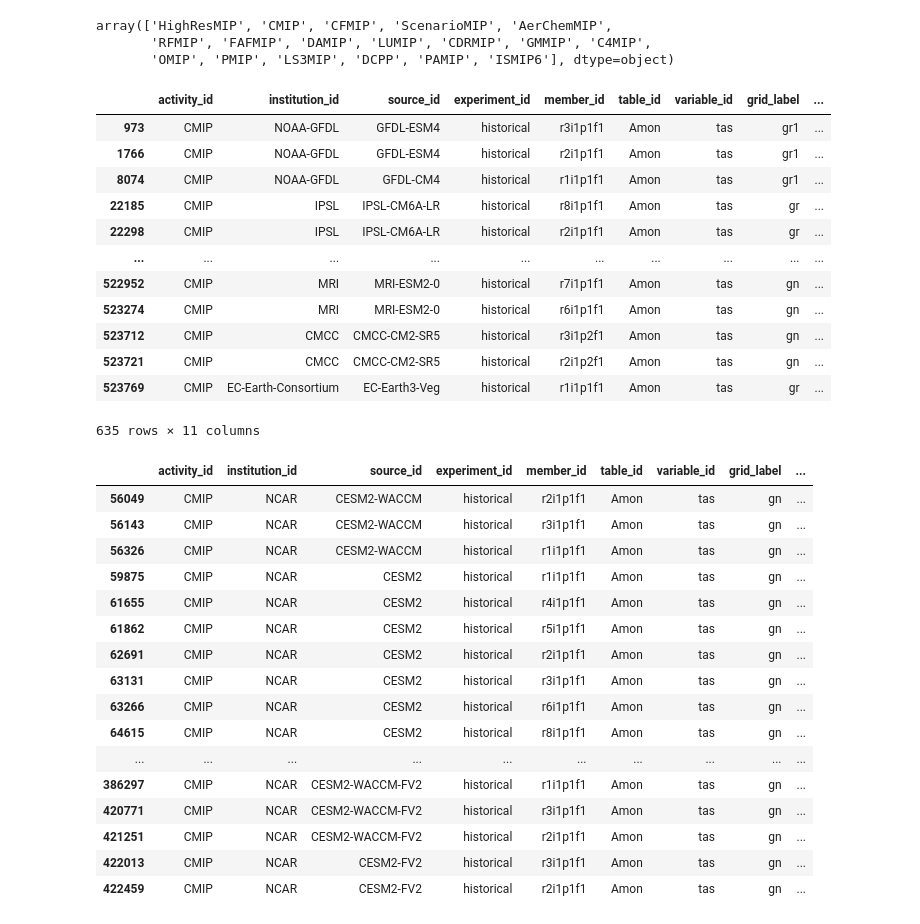
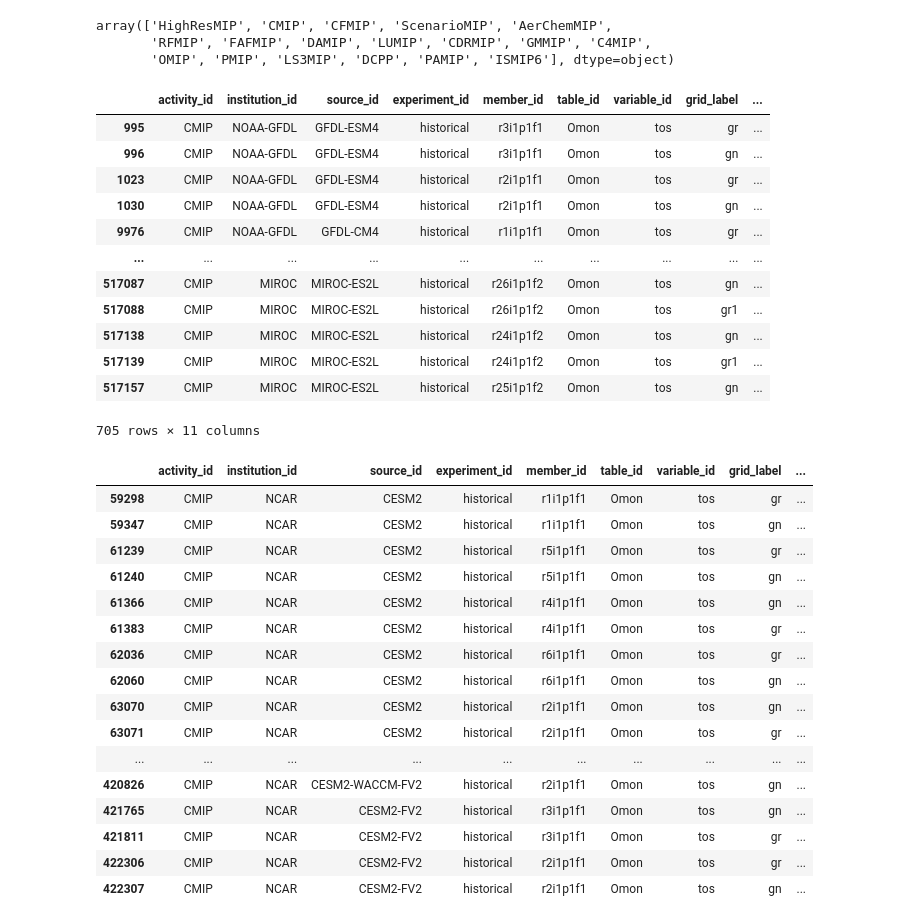
Before and after one commit to bgrunbaum/project3, a Jupyter notebook: Lydia_Proj3.ipynb, the cells around one changed output. Drawn from its saved outputs; the diff is of its cells as text; code cells hidden in the pictures.

```diff
--- a/Lydia_Proj3.ipynb
+++ b/Lydia_Proj3.ipynb
@@ -48,40 +48,43 @@ array(['HighResMIP', 'CMIP', 'CFMIP', 'ScenarioMIP', 'AerChemMIP',
        'RFMIP', 'FAFMIP', 'DAMIP', 'LUMIP', 'CDRMIP', 'GMMIP', 'C4MIP',
        'OMIP', 'PMIP', 'LS3MIP', 'DCPP', 'PAMIP', 'ISMIP6'], dtype=object)
 # %%
-df_ta = df.query("activity_id=='CMIP' & table_id == 'Amon' & variable_id == 'tas' & experiment_id == 'historical'")
+df_ta = df.query("activity_id == 'CMIP' "
+    "& table_id == 'Omon' "
+    "& variable_id == 'tos' "
+    "& experiment_id == 'historical'")
 df_ta
 # %% [output]
 |  | activity_id | institution_id | source_id | experiment_id | member_id | table_id | variable_id | grid_label | ... |
-| 973 | CMIP | NOAA-GFDL | GFDL-ESM4 | historical | r3i1p1f1 | Amon | tas | gr1 | ... |
-| 1766 | CMIP | NOAA-GFDL | GFDL-ESM4 | historical | r2i1p1f1 | Amon | tas | gr1 | ... |
-| 8074 | CMIP | NOAA-GFDL | GFDL-CM4 | historical | r1i1p1f1 | Amon | tas | gr1 | ... |
-| 22185 | CMIP | IPSL | IPSL-CM6A-LR | historical | r8i1p1f1 | Amon | tas | gr | ... |
-| 22298 | CMIP | IPSL | IPSL-CM6A-LR | historical | r2i1p1f1 | Amon | tas | gr | ... |
+| 995 | CMIP | NOAA-GFDL | GFDL-ESM4 | historical | r3i1p1f1 | Omon | tos | gr | ... |
+| 996 | CMIP | NOAA-GFDL | GFDL-ESM4 | historical | r3i1p1f1 | Omon | tos | gn | ... |
+| 1023 | CMIP | NOAA-GFDL | GFDL-ESM4 | historical | r2i1p1f1 | Omon | tos | gr | ... |
+| 1030 | CMIP | NOAA-GFDL | GFDL-ESM4 | historical | r2i1p1f1 | Omon | tos | gn | ... |
+| 9976 | CMIP | NOAA-GFDL | GFDL-CM4 | historical | r1i1p1f1 | Omon | tos | gr | ... |
 | ... | ... | ... | ... | ... | ... | ... | ... | ... | ... |
-| 522952 | CMIP | MRI | MRI-ESM2-0 | historical | r7i1p1f1 | Amon | tas | gn | ... |
-| 523274 | CMIP | MRI | MRI-ESM2-0 | historical | r6i1p1f1 | Amon | tas | gn | ... |
-| 523712 | CMIP | CMCC | CMCC-CM2-SR5 | historical | r3i1p2f1 | Amon | tas | gn | ... |
-| 523721 | CMIP | CMCC | CMCC-CM2-SR5 | historical | r2i1p2f1 | Amon | tas | gn | ... |
-| 523769 | CMIP | EC-Earth-Consortium | EC-Earth3-Veg | historical | r1i1p1f1 | Amon | tas | gr | ... |
+| 517087 | CMIP | MIROC | MIROC-ES2L | historical | r26i1p1f2 | Omon | tos | gn | ... |
+| 517088 | CMIP | MIROC | MIROC-ES2L | historical | r26i1p1f2 | Omon | tos | gr1 | ... |
+| 517138 | CMIP | MIROC | MIROC-ES2L | historical | r24i1p1f2 | Omon | tos | gn | ... |
+| 517139 | CMIP | MIROC | MIROC-ES2L | historical | r24i1p1f2 | Omon | tos | gr1 | ... |
+| 517157 | CMIP | MIROC | MIROC-ES2L | historical | r25i1p1f2 | Omon | tos | gn | ... |
-635 rows × 11 columns
+705 rows × 11 columns
 # %%
 df_ta_ncar = df_ta.query('institution_id == "NCAR"')
 df_ta_ncar
 # %% [output]
 |  | activity_id | institution_id | source_id | experiment_id | member_id | table_id | variable_id | grid_label | ... |
-| 56049 | CMIP | NCAR | CESM2-WACCM | historical | r2i1p1f1 | Amon | tas | gn | ... |
-| 56143 | CMIP | NCAR | CESM2-WACCM | historical | r3i1p1f1 | Amon | tas | gn | ... |
-| 56326 | CMIP | NCAR | CESM2-WACCM | historical | r1i1p1f1 | Amon | tas | gn | ... |
-| 59875 | CMIP | NCAR | CESM2 | historical | r1i1p1f1 | Amon | tas | gn | ... |
-| 61655 | CMIP | NCAR | CESM2 | historical | r4i1p1f1 | Amon | tas | gn | ... |
-| 61862 | CMIP | NCAR | CESM2 | historical | r5i1p1f1 | Amon | tas | gn | ... |
-| 62691 | CMIP | NCAR | CESM2 | historical | r2i1p1f1 | Amon | tas | gn | ... |
-| 63131 | CMIP | NCAR | CESM2 | historical | r3i1p1f1 | Amon | tas | gn | ... |
-| 63266 | CMIP | NCAR | CESM2 | historical | r6i1p1f1 | Amon | tas | gn | ... |
-| 64615 | CMIP | NCAR | CESM2 | historical | r8i1p1f1 | Amon | tas | gn | ... |
+| 59298 | CMIP | NCAR | CESM2 | historical | r1i1p1f1 | Omon | tos | gr | ... |
+| 59347 | CMIP | NCAR | CESM2 | historical | r1i1p1f1 | Omon | tos | gn | ... |
+| 61239 | CMIP | NCAR | CESM2 | historical | r5i1p1f1 | Omon | tos | gr | ... |
+| 61240 | CMIP | NCAR | CESM2 | historical | r5i1p1f1 | Omon | tos | gn | ... |
+| 61366 | CMIP | NCAR | CESM2 | historical | r4i1p1f1 | Omon | tos | gn | ... |
+| 61383 | CMIP | NCAR | CESM2 | historical | r4i1p1f1 | Omon | tos | gr | ... |
+| 62036 | CMIP | NCAR | CESM2 | historical | r6i1p1f1 | Omon | tos | gr | ... |
+| 62060 | CMIP | NCAR | CESM2 | historical | r6i1p1f1 | Omon | tos | gn | ... |
+| 63070 | CMIP | NCAR | CESM2 | historical | r2i1p1f1 | Omon | tos | gn | ... |
+| 63071 | CMIP | NCAR | CESM2 | historical | r2i1p1f1 | Omon | tos | gr | ... |
 | ... | ... | ... | ... | ... | ... | ... | ... | ... | ... |
-| 386297 | CMIP | NCAR | CESM2-WACCM-FV2 | historical | r1i1p1f1 | Amon | tas | gn | ... |
-| 420771 | CMIP | NCAR | CESM2-WACCM-FV2 | historical | r3i1p1f1 | Amon | tas | gn | ... |
-| 421251 | CMIP | NCAR | CESM2-WACCM-FV2 | historical | r2i1p1f1 | Amon | tas | gn | ... |
-| 422013 | CMIP | NCAR | CESM2-FV2 | historical | r3i1p1f1 | Amon | tas | gn | ... |
-| 422459 | CMIP | NCAR | CESM2-FV2 | historical | r2i1p1f1 | Amon | tas | gn | ... |
+| 420826 | CMIP | NCAR | CESM2-WACCM-FV2 | historical | r2i1p1f1 | Omon | tos | gn | ... |
+| 421765 | CMIP | NCAR | CESM2-FV2 | historical | r3i1p1f1 | Omon | tos | gn | ... |
+| 421811 | CMIP | NCAR | CESM2-FV2 | historical | r3i1p1f1 | Omon | tos | gr | ... |
+| 422306 | CMIP | NCAR | CESM2-FV2 | historical | r2i1p1f1 | Omon | tos | gr | ... |
+| 422307 | CMIP | NCAR | CESM2-FV2 | historical | r2i1p1f1 | Omon | tos | gn | ... |
```
Also changed, not shown: parts of 7 cells of this notebook, 6 other files.
